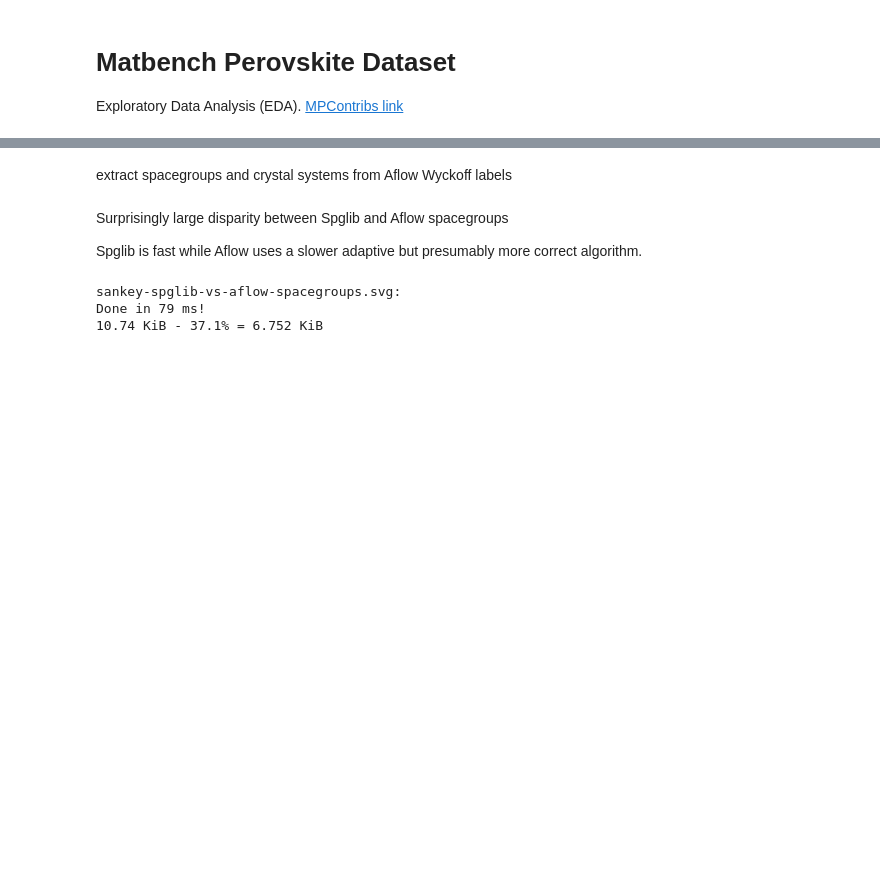
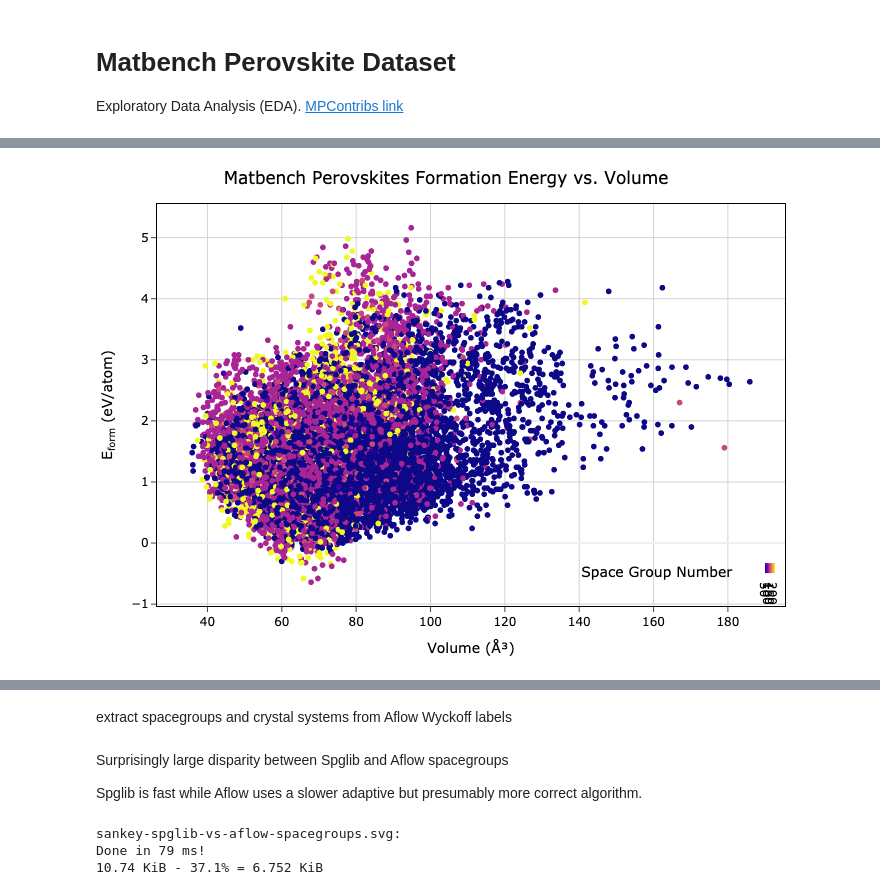
Before and after one commit to janosh/pymatviz, a Jupyter notebook: examples/matbench_perovskites_eda.ipynb, the cells around one changed output, grey strips where cells are left out. Saved outputs shown, nothing was run; the diff lists cells and outputs as text; code cells hidden in the pictures; blank space fills up the shorter version.

```diff
--- a/examples/matbench_perovskites_eda.ipynb
+++ b/examples/matbench_perovskites_eda.ipynb
@@ -75,12 +80,11 @@ pmv.powerups.annotate_bars(ax, v_offset=250)
 # %%
-labels = {
-    "spglib_spg_num": "Spacegroup",
-    "e_form": "Formation Energy",
-    "volume": "Volume",
-}
-
-fig = px.scatter(
-    df_perov, x="volume", y="e_form", color="spglib_spg_num", labels=labels
+fig = px.scatter(df_perov, x="volume", y="e_form", color=Key.spg_num)
+fig.layout.title = dict(text="Matbench Perovskites Formation Energy vs. Volume", x=0.5)
+fig.layout.coloraxis.colorbar.update(
+    orientation="h", y=0, x=1, xanchor="right", thickness=10, len=0.3
 )
-fig.layout.title = dict(text="Matbench Perovskites Formation Energy vs. Volume", x=0.5)
+fig.layout.margin.update(b=10, l=10, r=10, t=40)
+fig.show()
+# %% [output]
+[figure, added]
 # %%
```
Also changed, not shown: parts of 14 cells of this notebook, 18 other files.
